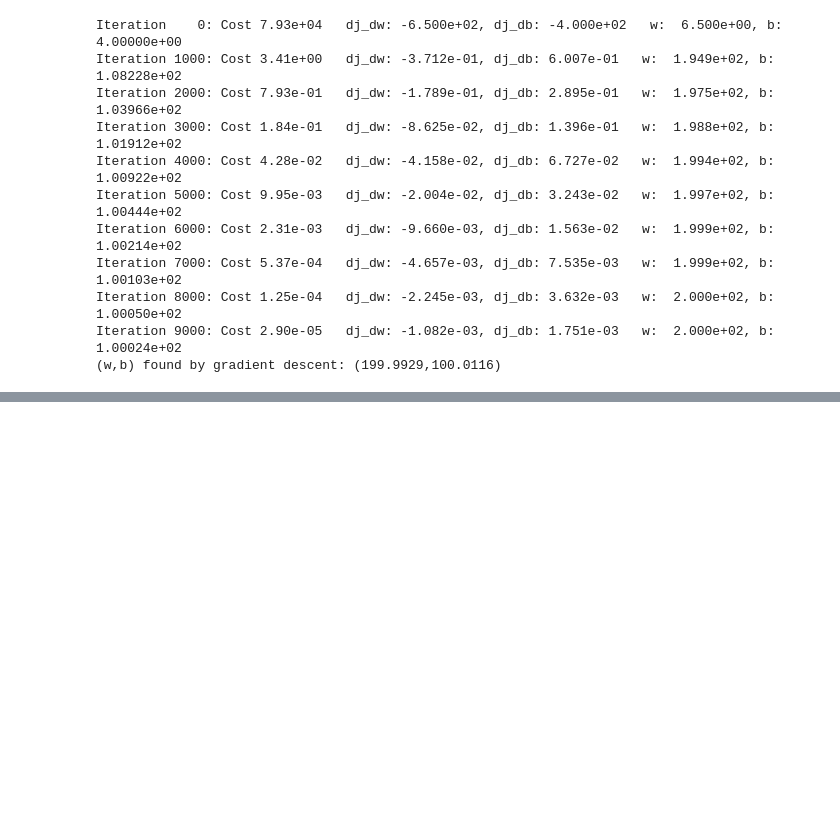
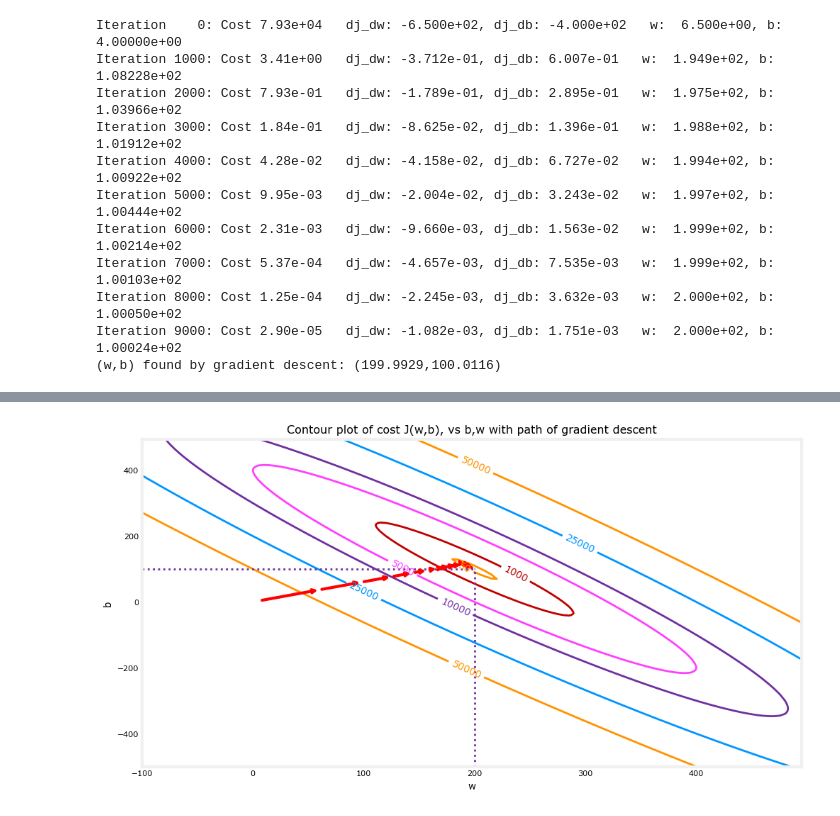
Before and after one commit to karimhbadr1/machine_learning_specalization, a Jupyter notebook: Course 1 - Supervised Machine Learning - Regression and Classification/Week 1/03-Gradient Descent.ipynb, the cells around one changed output, grey strips where cells are left out. Saved outputs shown, nothing was run; the diff lists cells and outputs as text; code cells hidden in the pictures; blank space fills up the shorter version.

```diff
--- a/Course 1 - Supervised Machine Learning - Regression and Classification/Week 1/03-Gradient Descent.ipynb
+++ b/Course 1 - Supervised Machine Learning - Regression and Classification/Week 1/03-Gradient Descent.ipynb
@@ -114,0 +170,5 @@ Iteration 9000: Cost 2.90e-05   dj_dw: -1.082e-03, dj_db: 1.751e-03   w:  2.000e
+# %%
+fig,ax=plt.subplots(1,1,figsize=(12,6))
+plt_contour_wgrad(x_train,y_train,p_hist,ax)
+# %% [output]
+[figure, added]
```
Also changed, not shown: parts of 7 cells of this notebook, 1 other file.
